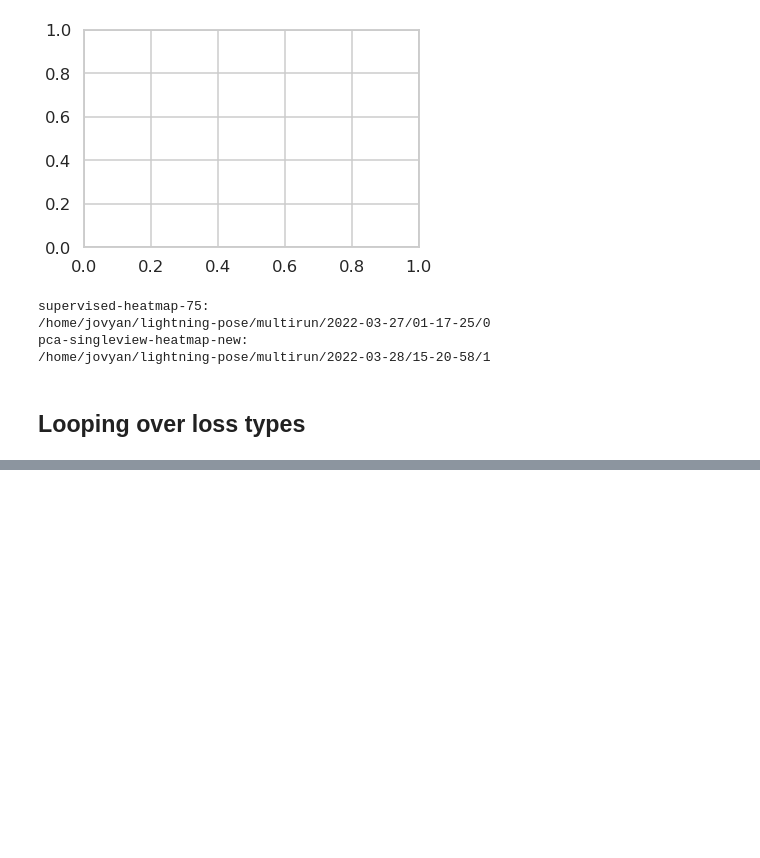
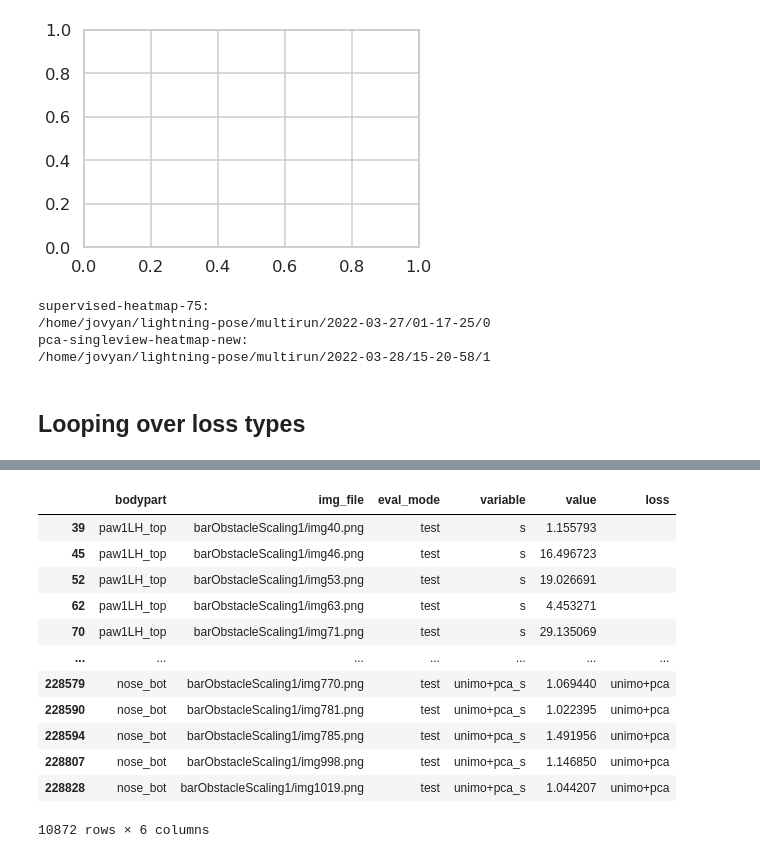
Before and after one commit to paninski-lab/tracking-diagnostics, a Jupyter notebook: notebooks/plot-metric-sweeps.ipynb, the cells around one changed output, grey strips where cells are left out. Saved outputs shown, nothing was run; the diff lists cells and outputs as text; code cells hidden in the pictures; blank space fills up the shorter version.

```diff
--- a/notebooks/plot-metric-sweeps.ipynb
+++ b/notebooks/plot-metric-sweeps.ipynb
@@ -641,0 +722,2 @@ g.set_xticklabels(rotation=45, ha='center')
+# %%
+df_tmp["value"][df_tmp["value"]<1.0] = 0.0
@@ -641,0 +737,16 @@ g.set_xticklabels(rotation=45, ha='center')
+# %%
+df_tmp_[df_tmp["value"]>1.0]
+# %% [output]
+|  | bodypart | img_file | eval_mode | variable | value | loss |
+| 39 | paw1LH_top | barObstacleScaling1/img40.png | test | s | 1.155793 |  |
+| 45 | paw1LH_top | barObstacleScaling1/img46.png | test | s | 16.496723 |  |
+| 52 | paw1LH_top | barObstacleScaling1/img53.png | test | s | 19.026691 |  |
+| 62 | paw1LH_top | barObstacleScaling1/img63.png | test | s | 4.453271 |  |
+| 70 | paw1LH_top | barObstacleScaling1/img71.png | test | s | 29.135069 |  |
+| ... | ... | ... | ... | ... | ... | ... |
+| 228579 | nose_bot | barObstacleScaling1/img770.png | test | unimo+pca_s | 1.069440 | unimo+pca |
+| 228590 | nose_bot | barObstacleScaling1/img781.png | test | unimo+pca_s | 1.022395 | unimo+pca |
+| 228594 | nose_bot | barObstacleScaling1/img785.png | test | unimo+pca_s | 1.491956 | unimo+pca |
+| 228807 | nose_bot | barObstacleScaling1/img998.png | test | unimo+pca_s | 1.146850 | unimo+pca |
+| 228828 | nose_bot | barObstacleScaling1/img1019.png | test | unimo+pca_s | 1.044207 | unimo+pca |
+10872 rows × 6 columns
```
Also changed, not shown: parts of 7 cells of this notebook, 1 other file.
